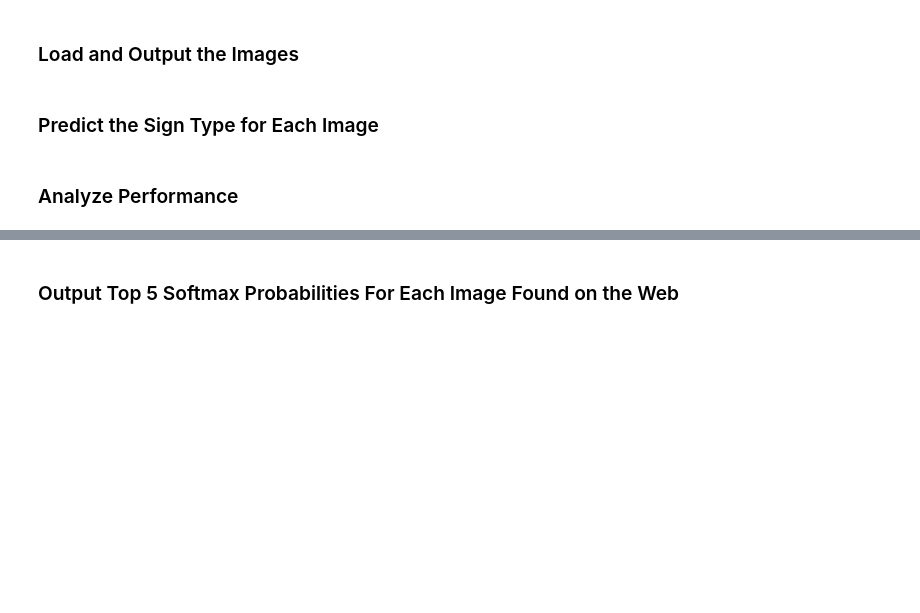
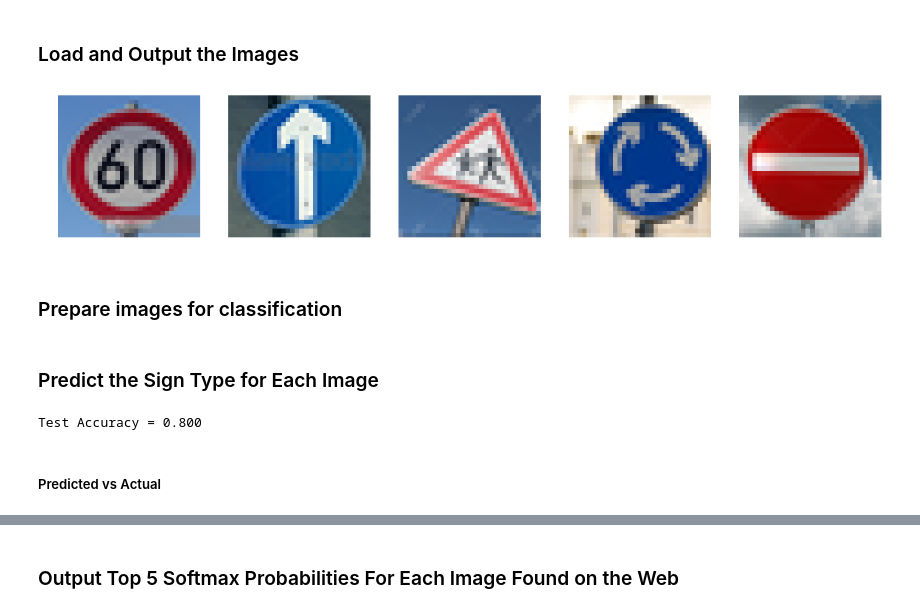
Before and after one commit to chaoweiwu/CarND-Traffic-Sign-Classifier-Project, a Jupyter notebook: Traffic_Sign_Classifier.ipynb, the cells around one changed output, grey strips where cells are left out. Cells and saved outputs as stored; diff of their text form; code cells hidden in the pictures; blank space fills up the shorter version.

```diff
--- a/Traffic_Sign_Classifier.ipynb
+++ b/Traffic_Sign_Classifier.ipynb
@@ -330,0 +225,64 @@ You may find `signnames.csv` useful as it contains mappings from the class id (i
+# %%
+%matplotlib inline
+
+import matplotlib.image as mpimg
+import matplotlib.pyplot as plt
+import matplotlib.gridspec as gridspec
+from PIL import Image
+import os
+
+def img_displayer(figsize, gridsize):
+    plt.figure(figsize=figsize)
+    gs = gridspec.GridSpec(*gridsize)
+    next_index = 0
+
+    def show(img):
+        nonlocal next_index
+        sub = plt.subplot(gs[next_index])
+        sub.axis('off')
+        sub.imshow(img)
+        next_index += 1
+
+    return show
+
+WEB_IMAGE_DIR = os.path.join('.', 'web_traffic_signs')
+
+SIXTY_PATH = os.path.join(WEB_IMAGE_DIR, '60kmh.jpg')
+AHEAD_ONLY_PATH = os.path.join(WEB_IMAGE_DIR, 'ahead_only.jpg')
+CHILDREN_CROSSING_PATH = os.path.join(WEB_IMAGE_DIR, 'children_crossing.jpg')
+ROUNDABOUT_PATH = os.path.join(WEB_IMAGE_DIR, 'roundabout_mandatory.jpg')
+NO_ENTRY_PATH = os.path.join(WEB_IMAGE_DIR, 'no_entry.jpg')
+
+show = img_displayer(gridsize=(1,5), figsize=(20,15))
+
+# Thumbnail options #
+# PIL.Image.NEAREST, PIL.Image.BILINEAR, PIL.Image.BICUBIC, or PIL.Image.LANCZOS
+
+sixty_img = Image.open(SIXTY_PATH)
+sixty_img = sixty_img.crop((0,0,350,350))
+sixty_img.thumbnail((32, 32), Image.ANTIALIAS)
+show(sixty_img)
+
+ahead_only_img = Image.open(AHEAD_ONLY_PATH)
+ahead_only_img = ahead_only_img.crop((20,20,300,300))
+ahead_only_img.thumbnail((32, 32), Image.ANTIALIAS)
+show(ahead_only_img)
+
+children_crossing_img = Image.open(CHILDREN_CROSSING_PATH)
+children_crossing_img = children_crossing_img.crop((0,0,870,870))
+children_crossing_img.thumbnail((32, 32), Image.ANTIALIAS)
+show(children_crossing_img)
+
+roundabout_img = Image.open(ROUNDABOUT_PATH)
+roundabout_img = roundabout_img.crop((0,0,180,180))
+roundabout_img.thumbnail((32, 32), Image.ANTIALIAS)
+show(roundabout_img)
+
+no_entry_img = Image.open(NO_ENTRY_PATH)
+no_entry_img = no_entry_img.crop((100, 100, 600, 600))
+no_entry_img.thumbnail((32, 32), Image.ANTIALIAS)
+show(no_entry_img)
+# %% [output]
+[figure, added]
+# %% [markdown]
+### Prepare images for classification
@@ -337,2 +311,0 @@ You may find `signnames.csv` useful as it contains mappings from the class id (i
-# %% [markdown]
-### Analyze Performance
@@ -341,0 +312,14 @@ You may find `signnames.csv` useful as it contains mappings from the class id (i
+# %%
+import tensorflow as tf
+from traffic_sign_model import TrafficSignModel
+
+with tf.Session() as sess:
+    model.sess = sess
+    model.restore('./models/lr_0001_batchsize_64.meta')
+    web_logits = model.predict_prob(x_web)
+    web_predictions = model.predict(x_web)
+    web_accuracy = model.accuracy(x_web, y_web)
+# %% [output]
+Test Accuracy = 0.800
+# %% [markdown]
+##### Predicted vs Actual
```
Also changed, not shown: parts of 33 cells of this notebook, 13 other files.
